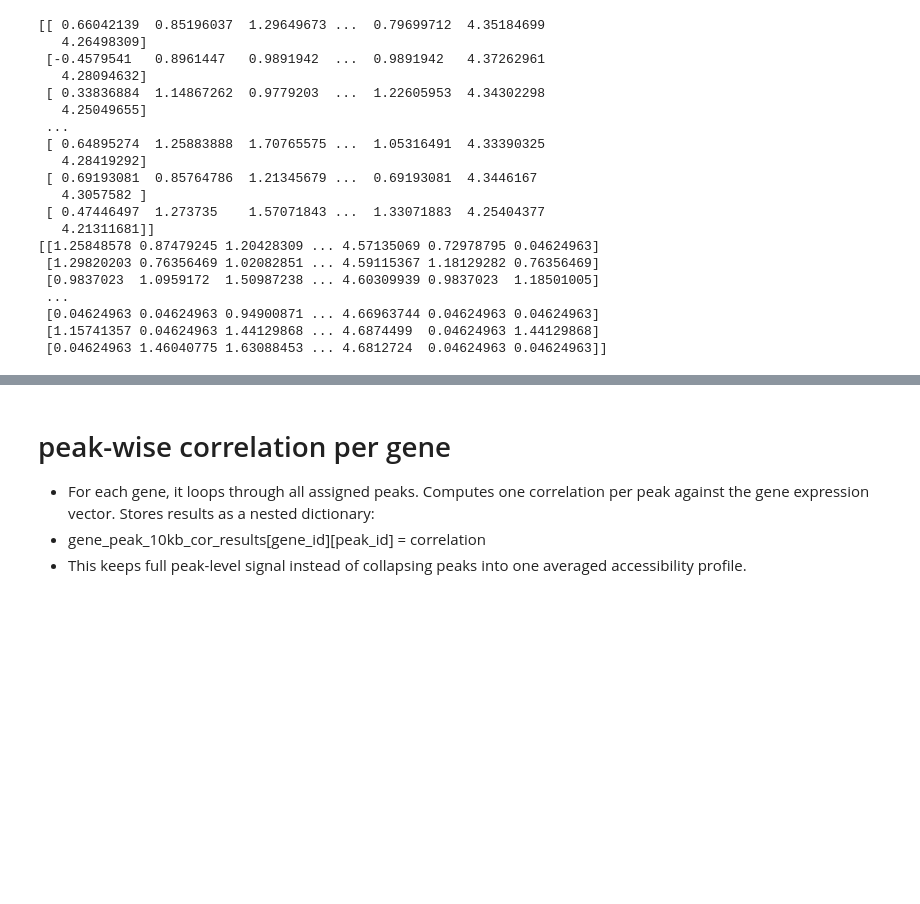
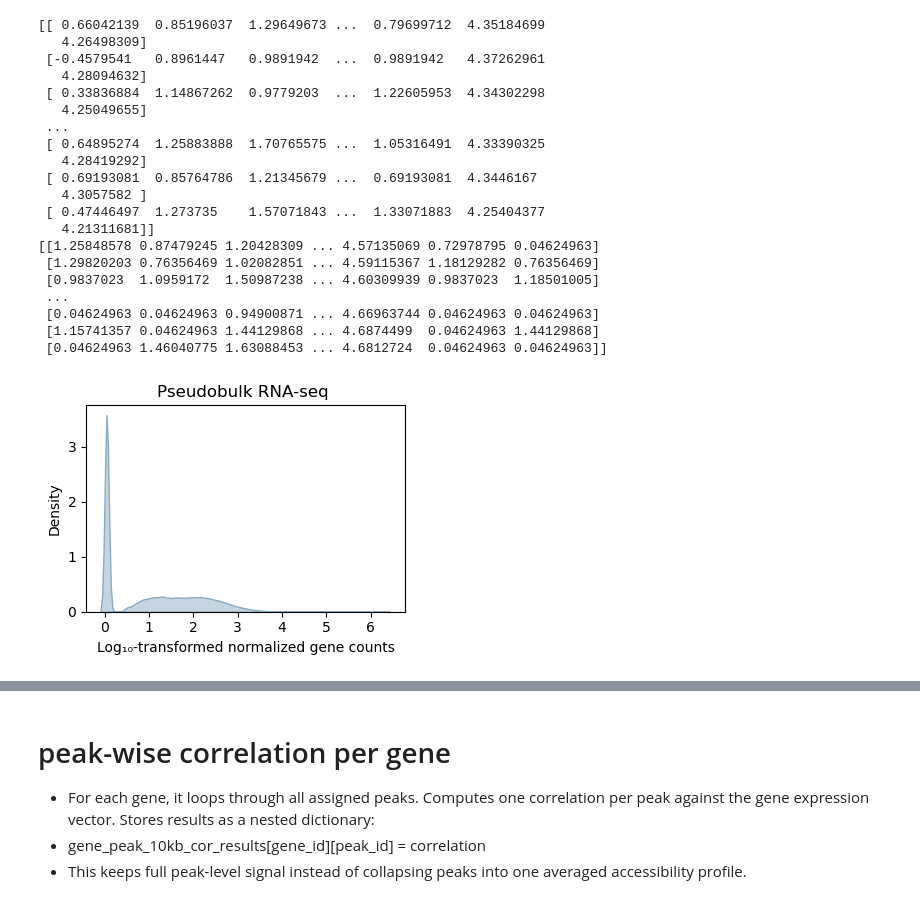
Before and after one commit to smin07/BA, a Jupyter notebook: notebooks/RNA_ATAC_correlation_ct_time.ipynb, the cells around one changed output, grey strips where cells are left out. Cells and saved outputs as stored; diff of their text form; code cells hidden in the pictures; blank space fills up the shorter version.

```diff
--- a/notebooks/RNA_ATAC_correlation_ct_time.ipynb
+++ b/notebooks/RNA_ATAC_correlation_ct_time.ipynb
@@ -136,23 +150,27 @@ epsilon_rna = np.min(pb_rna_ct_time.X[non_zero_mask])
 # %%
 #Plotting the distribution of the value of the genes across all cell types in a boxplot for RNA data
 import seaborn as sns
 import matplotlib.pyplot as plt
 import numpy as np
 
 P_rna_scaled = np.log10((pb_rna_ct_time.X+ epsilon_rna)*10000000)
 
 # RNA counts x samples
 P_rna_scaled = P_rna_scaled.T.astype(float)
 
 # convert to long format for seaborn
 P_rna_scaled_plot = pd.DataFrame(P_rna_scaled, columns=pb_rna_ct_time.obs_names).melt(
 	var_name="celltype",
 	value_name="log_cpm"
 )
 #Plotting the distribution of values of the genes across all cell types in a density plot for RNA data
-plt.figure(figsize=(10, 5))
-sns.kdeplot(data=P_rna_scaled_plot, x="log_cpm", common_norm=False, fill=True, alpha=0.5)
-plt.xlabel("log10((RNA + min(RNA)) * 1000000)")
-plt.title("Density of log10((RNA + min(RNA)) * 1000000) across cell type + time")
+plt.figure(figsize=(4, 3))
+sns.kdeplot(data=P_rna_scaled_plot, x="log_cpm", common_norm=False, fill=True, alpha=0.5, color='#8aabc2')
+plt.xlabel("Log₁₀-transformed normalized gene counts")
+plt.title("Pseudobulk RNA-seq ")
+plt.xticks(np.arange(0, 7, 1))
 plt.tight_layout()
+plt.savefig("ctt_rna.png", dpi=300)
 plt.show()
+# %% [output]
+[figure, added]
```
Also changed, not shown: parts of 3 cells of this notebook, 53 other files.
